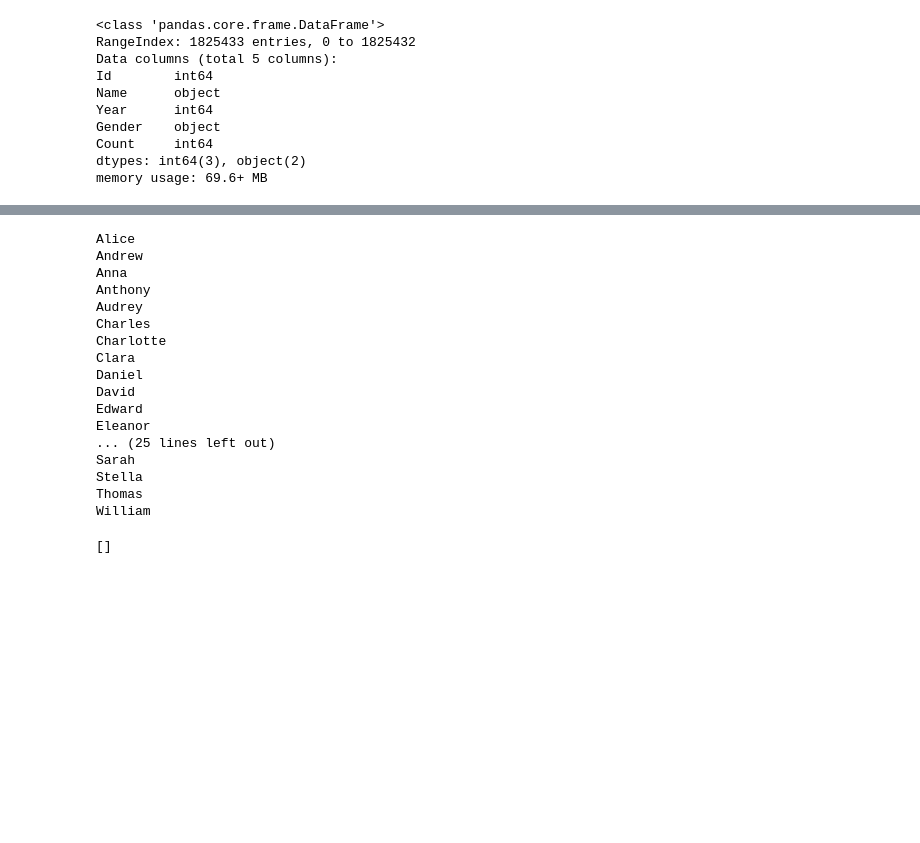
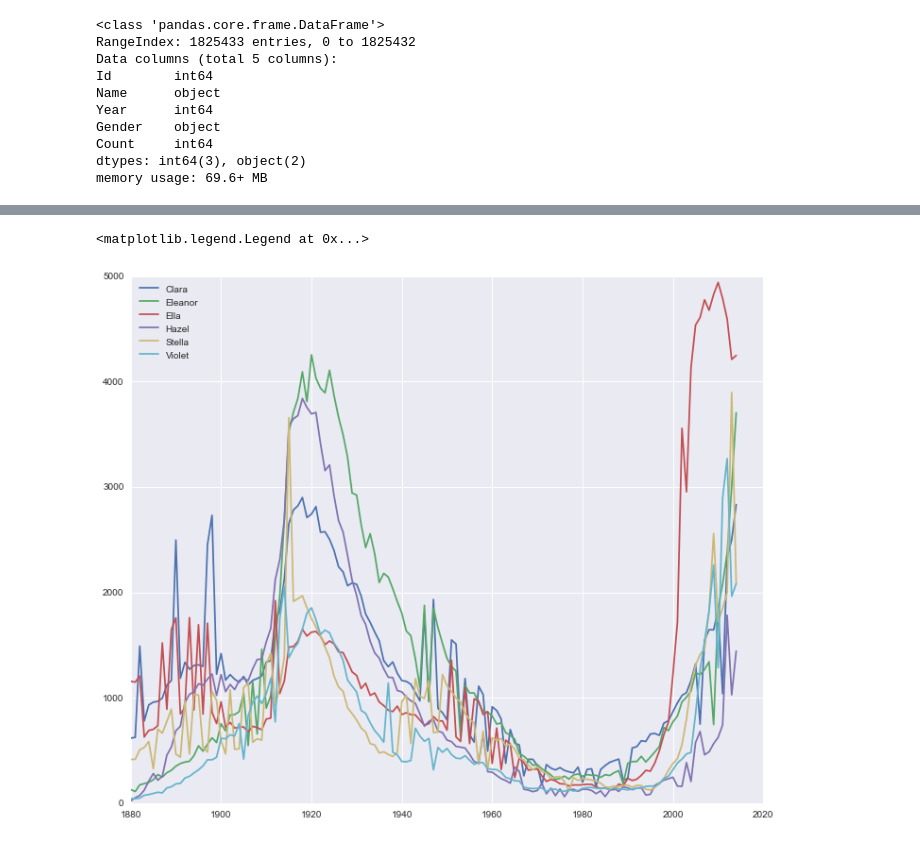
Before and after one commit to cgoliver/Notebooks, a Jupyter notebook: Intro_to_Python.ipynb, the cells around one changed output, grey strips where cells are left out. Cells and saved outputs as stored; diff of their text form; code cells hidden in the pictures; blank space fills up the shorter version.

```diff
--- a/Intro_to_Python.ipynb
+++ b/Intro_to_Python.ipynb
@@ -718,3 +715,0 @@ def name_trend(name):
-# %%
-y, c = name_trend("Kendall")
-plt.plot(y, c)
@@ -730,55 +773,62 @@ plt.plot(y, c)
 
 def hipster_names(df):
 
+    #let's start an emty list to contain all the matching 'hip' names
     hip_names = []
 
-    popular_range = (1915, 1930)
-    unpopular_range = (1980, 2000)
+    #let's establish the ranges of time to look at
+    popular_range = range(1915, 1930)
+    unpopular_range = range(1960, 2000)
     recent = 2010
 
+    #as before, we group the DataFrame by name
     g = df.groupby(['Name'])
+
+    #we go through each name
     for name, group in g:
 
+        #set some booleans that will tell us together if the name is hip
         was_popular = False
-        was_unpopular = False
+        was_unpopular = True
         becoming_popular = False
 
+        #we go through each row in the name group
         for row in group.itertuples():
+            #check if the name was popular a long time ago
             if row.Year in popular_range and row.Count >= 3000:
                 was_popular = True
                 continue
-            if row.Year in unpopular_range and row.Count <= 1000:
-                was_unpopular = True
+            #check if the year was unpopular recently
+            if row.Year in unpopular_range and row.Count >= 1000:
+                was_unpopular = False
                 continue
+            #check if the name is growing in popularity
             if row.Year >= recent and row.Count >= 2000:
                 becoming_popular = True
                 continue
 
+        #combine all the booleans to tell us if the name matches all our criteria. if it does, add it to the list
         if was_popular and was_unpopular and becoming_popular:
-            print(row.Name)
+            print(name)
+            hip_names.append(name)
 
+    #return the list.
     return hip_names
-# %%
-hip_names = hipster_names(names)
-# %% [output]
-Alice
-Andrew
-Anna
-Anthony
-Audrey
-Charles
-Charlotte
-Clara
-Daniel
-David
-Edward
-Eleanor
-... (25 lines left out)
-Sarah
-Stella
-Thomas
-William
-# %%
-print(hip_names)
-# %% [output]
-[]
+# %%
+#now we just have to call the function hipster_names. give this a couple of minutes as it's a lot of data!
+hip_names = hipster_names(names_df)
+print(hip_names)
+# %%
+#let's plot the trendlines of each hip name
+for n in hip_names:
+    years, counts = name_trend(n, names_df)
+    plt.plot(years, counts, label=n)
+
+#we set the legend, x-axis label, y-axis label, and title of the plot
+plt.legend(loc="upper left")
+plt.xlabel("Year")
+plt.ylabel("Counts")
+plt.title("Hipster Names")
+# %% [output]
+<matplotlib.legend.Legend at 0x...>
+[figure, added]
```
Also changed, not shown: parts of 9 cells of this notebook.
